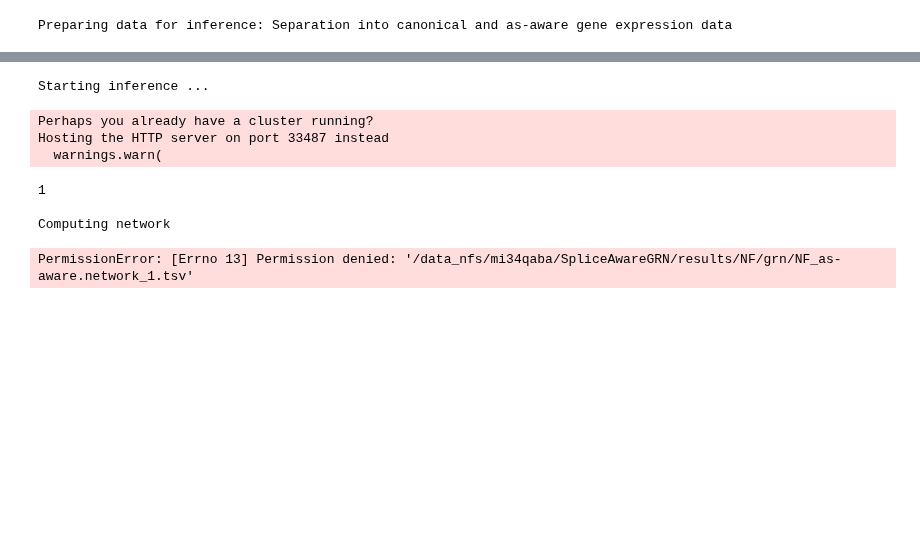
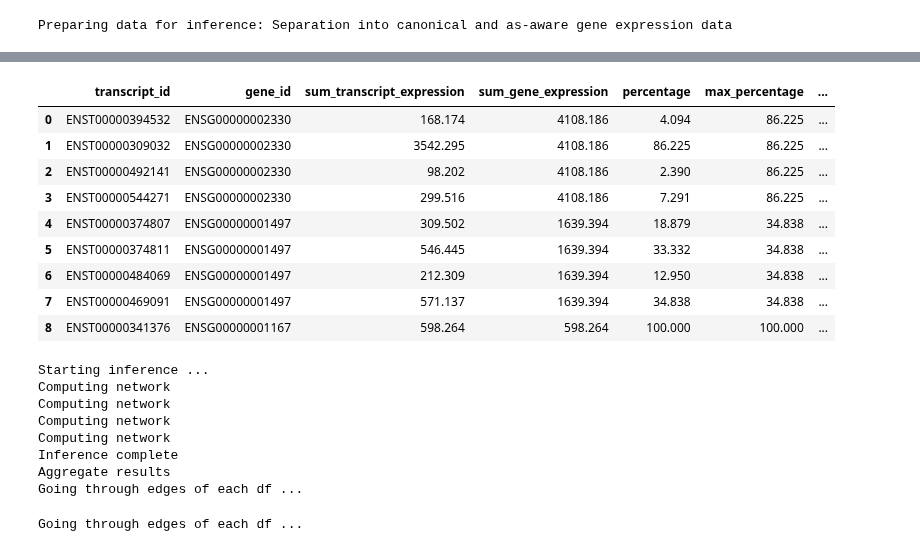
Before and after one commit to bionetslab/alternet, a Jupyter notebook: src/alternet/alternet_tutorial.ipynb, the cells around one changed output, grey strips where cells are left out. Drawn from its saved outputs; the diff is of its cells as text; code cells hidden in the pictures; blank space fills up the shorter version.

```diff
--- a/src/alternet/alternet_tutorial.ipynb
+++ b/src/alternet/alternet_tutorial.ipynb
@@ -119,3 +109,3 @@ Preparing data for inference: Separation into canonical and as-aware gene expres
 # %%
 # get isoform categories
-isoform_categories = isoform_categorization(tf_iso_counts, tf_gene_counts, threshold_dominance=20)
+isoform_categories = isoform_categorization(tf_iso_counts, tf_gene_counts, threshold_dominance=80)
@@ -122,13 +138,26 @@ isoform_categories = isoform_categorization(tf_iso_counts, tf_gene_counts, thres
 # %%
-from inference import *
+pd.set_option('display.float_format', lambda x: '%.3f' % x)
+isoform_categories
+# %% [output]
+|  | transcript_id | gene_id | sum_transcript_expression | sum_gene_expression | percentage | max_percentage | ... |
+| 0 | ENST00000394532 | ENSG00000002330 | 168.174 | 4108.186 | 4.094 | 86.225 | ... |
+| 1 | ENST00000309032 | ENSG00000002330 | 3542.295 | 4108.186 | 86.225 | 86.225 | ... |
+| 2 | ENST00000492141 | ENSG00000002330 | 98.202 | 4108.186 | 2.390 | 86.225 | ... |
+| 3 | ENST00000544271 | ENSG00000002330 | 299.516 | 4108.186 | 7.291 | 86.225 | ... |
+| 4 | ENST00000374807 | ENSG00000001497 | 309.502 | 1639.394 | 18.879 | 34.838 | ... |
+| 5 | ENST00000374811 | ENSG00000001497 | 546.445 | 1639.394 | 33.332 | 34.838 | ... |
+| 6 | ENST00000484069 | ENSG00000001497 | 212.309 | 1639.394 | 12.950 | 34.838 | ... |
+| 7 | ENST00000469091 | ENSG00000001497 | 571.137 | 1639.394 | 34.838 | 34.838 | ... |
+| 8 | ENST00000341376 | ENSG00000001167 | 598.264 | 598.264 | 100.000 | 100.000 | ... |
 # %%
-as_aware_grn, canonical_grn = inference(config, 1, tf_list=tf_list, data_canonical=data_canonical, data_asware=data_asware, target_gene_list=target_gene_list, aggregate=True)
+as_aware_grn, canonical_grn = inference(config, 2, tf_list=tf_list, data_canonical=data_canonical, data_asware=data_asware, target_gene_list=target_gene_list, aggregate=True)
 # %% [output]
 Starting inference ...
+Computing network
+Computing network
+Computing network
+Computing network
+Inference complete
+Aggregate results
+Going through edges of each df ...
-Perhaps you already have a cluster running?
-Hosting the HTTP server on port 33487 instead
-  warnings.warn(
+Going through edges of each df ...
-1
-
-Computing network
-PermissionError: [Errno 13] Permission denied: '/data_nfs/mi34qaba/SpliceAwareGRN/results/NF/grn/NF_as-aware.network_1.tsv'
```
Also changed, not shown: parts of 28 cells of this notebook, 11 other files.
